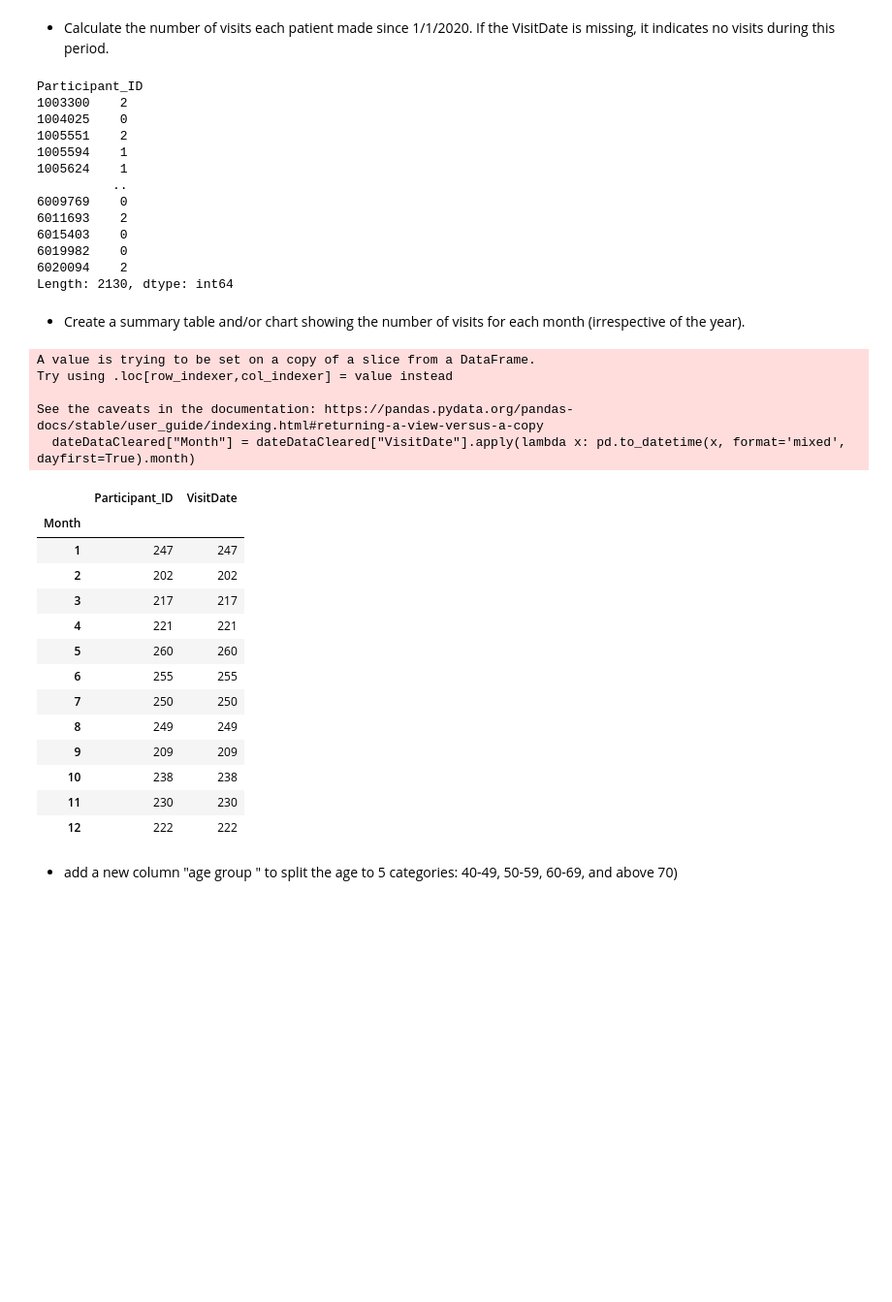
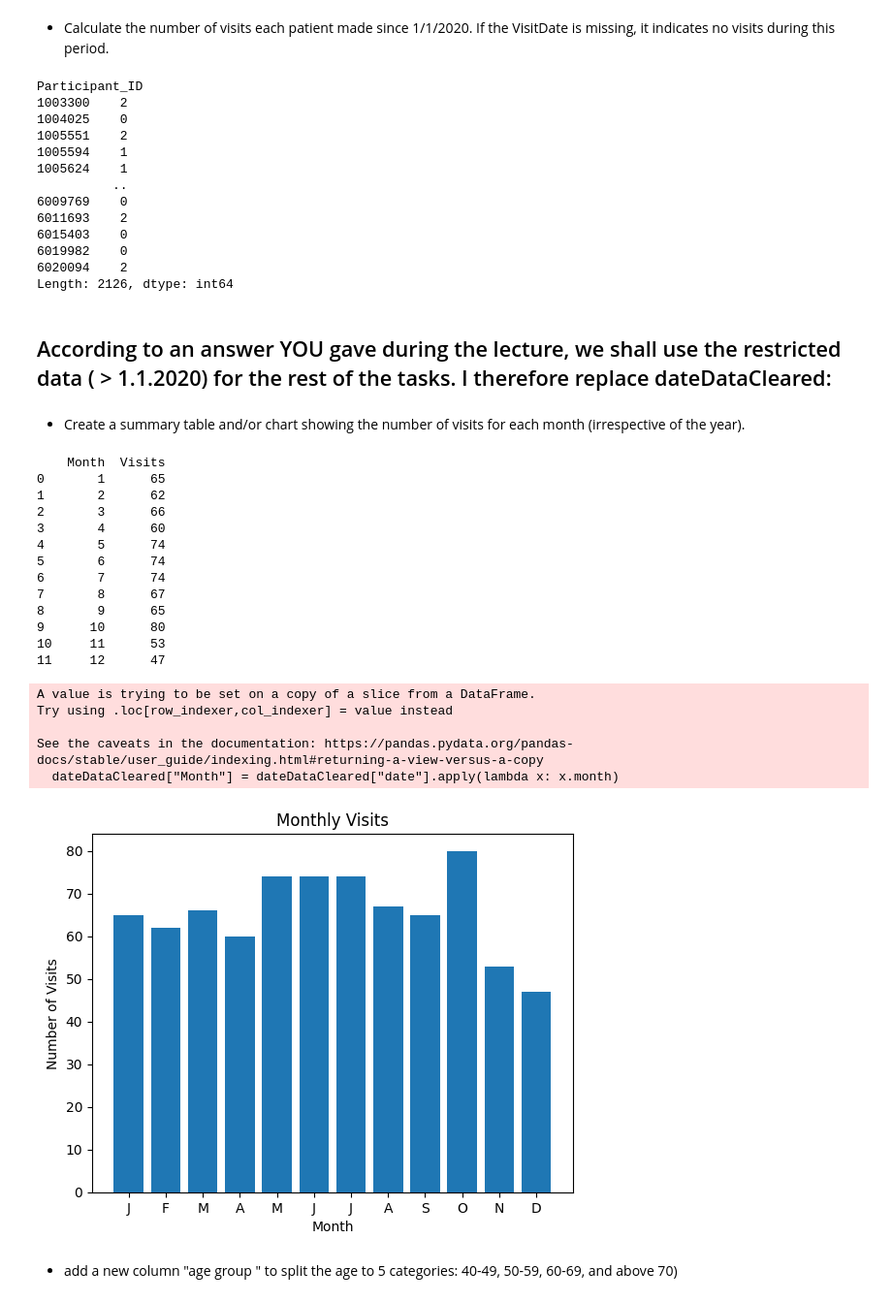
Before and after one commit to AdmiralSnyder/MS6_DataScience_Python, a Jupyter notebook: DS_EA7/DS_EA7.ipynb, the cells around one changed output. Shown at 97% size. Drawn from its saved outputs; the diff is of its cells as text; code cells hidden in the pictures; blank space fills up the shorter version.

Commit message:
improved answers.

```diff
--- a/DS_EA7/DS_EA7.ipynb
+++ b/DS_EA7/DS_EA7.ipynb
@@ -123,10 +164,12 @@ dtype: int64
 # %% [markdown]
 - Calculate the number of visits each patient made since 1/1/2020. If the VisitDate is missing, it indicates no visits during this period.
 # %%
+mindate = pd.to_datetime("1/1/2020")
+
 def countVisitsAfter2020(x):
     count = 0;
-    for i in x["VisitDate"]:
-        if pd.to_datetime(i, format='mixed', dayfirst=True) > pd.to_datetime("1/1/2020"):
+    for date in x["date"]:
+        if date >= mindate:
             count += 1
     return count
 visitsAfter2020 = dateDataCleared.groupby("Participant_ID").apply(countVisitsAfter2020)
@@ -144,4 +187,6 @@ Participant_ID
 6015403    0
 6019982    0
 6020094    2
-Length: 2130, dtype: int64
+Length: 2126, dtype: int64
+# %% [markdown]
+## According to an answer YOU gave during the lecture, we shall use the restricted data ( > 1.1.2020) for the rest of the tasks. I therefore replace dateDataCleared:
@@ -148,30 +196,40 @@ Length: 2130, dtype: int64
 # %% [markdown]
 
 - Create a summary table and/or chart showing the number of visits for each month (irrespective of the year).
-# %%
-dateDataCleared["Month"] = dateDataCleared["VisitDate"].apply(lambda x: pd.to_datetime(x, format='mixed', dayfirst=True).month)
-dateDataCleared.groupby("Month").count()
-# this is a sufficient Summary table, isn't it? if i find the time, i will create a plot.
-# %% [output]
-A value is trying to be set on a copy of a slice from a DataFrame.
-Try using .loc[row_indexer,col_indexer] = value instead
-
-See the caveats in the documentation: https://pandas.pydata.org/pandas-docs/stable/user_guide/indexing.html#returning-a-view-versus-a-copy
-  dateDataCleared["Month"] = dateDataCleared["VisitDate"].apply(lambda x: pd.to_datetime(x, format='mixed', dayfirst=True).month)
-|  | Participant_ID | VisitDate |
-| Month |  |  |
-| 1 | 247 | 247 |
-| 2 | 202 | 202 |
-| 3 | 217 | 217 |
-| 4 | 221 | 221 |
-| 5 | 260 | 260 |
-| 6 | 255 | 255 |
-| 7 | 250 | 250 |
-| 8 | 249 | 249 |
-| 9 | 209 | 209 |
-| 10 | 238 | 238 |
-| 11 | 230 | 230 |
-| 12 | 222 | 222 |
+# %%
+# this is the evaluation for the entire period of the dataset.
+dateDataCleared["Month"] = dateDataCleared["date"].apply(lambda x: x.month)
+
+monthly = dateDataCleared.groupby("Month").size().reset_index(name='Visits')
+print(monthly)
+
+# now, lets chart it:
+plt.bar(monthly['Month'], monthly['Visits'])
+plt.xlabel('Month')
+plt.ylabel('Number of Visits')
+plt.title('Monthly Visits')
+plt.xticks(ticks=monthly['Month'], labels=['J', 'F', 'M', 'A', 'M', 'J', 'J', 'A', 'S', 'O', 'N', 'D'])
+plt.show()
+# %% [output]
+    Month  Visits
+0       1      65
+1       2      62
+2       3      66
+3       4      60
+4       5      74
+5       6      74
+6       7      74
+7       8      67
+8       9      65
+9      10      80
+10     11      53
+11     12      47
+A value is trying to be set on a copy of a slice from a DataFrame.
+Try using .loc[row_indexer,col_indexer] = value instead
+
+See the caveats in the documentation: https://pandas.pydata.org/pandas-docs/stable/user_guide/indexing.html#returning-a-view-versus-a-copy
+  dateDataCleared["Month"] = dateDataCleared["date"].apply(lambda x: x.month)
+[figure, added]
 # %% [markdown]
 
 - add a new column "age group " to split the age to 5 categories:  40-49, 50-59, 60-69, and above 70)
```
Also changed, not shown: parts of 24 cells of this notebook.
